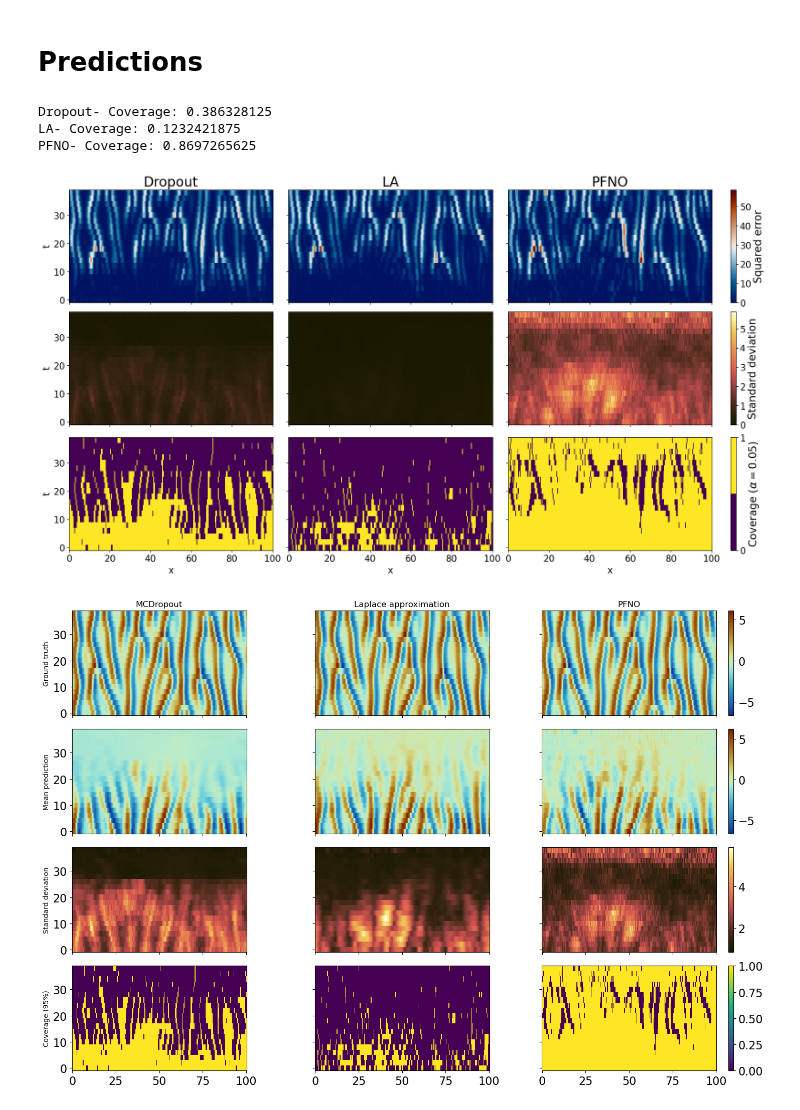
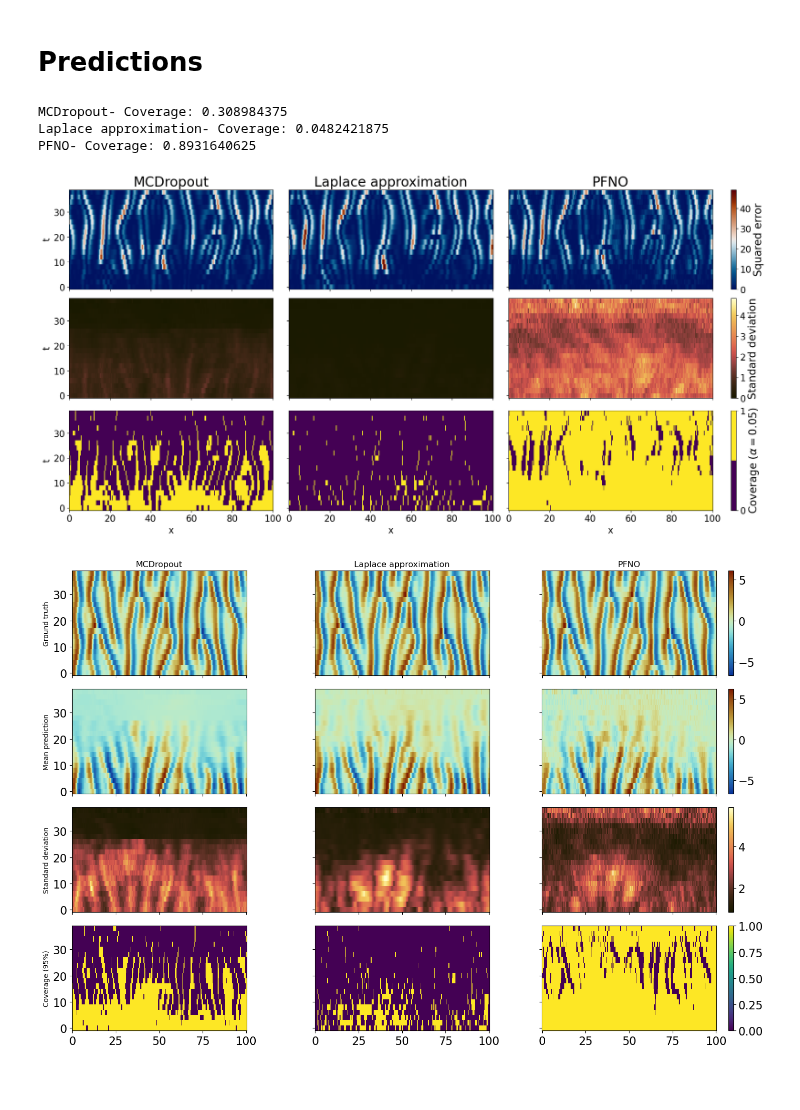
Before and after one commit to cbuelt/pfno, a Jupyter notebook: evaluation/plots/ks.ipynb, the cells around one changed output. Cells and saved outputs as stored; diff of their text form; code cells hidden in the pictures; blank space fills up the shorter version.

```diff
--- a/evaluation/plots/ks.ipynb
+++ b/evaluation/plots/ks.ipynb
@@ -95,7 +96,7 @@ pred_pfno = torch.cat(pred_pfno, dim = 0).cpu().numpy()
 pred_dropout = torch.cat(pred_dropout, dim = 0).cpu().numpy()
 pred_la = torch.cat(pred_la, dim = 0).cpu().numpy()
 # %%
-idx = 0
+idx = 2
 
 a,u = test_data.__getitem__(samples[idx])
 a = a.unsqueeze(0).numpy()
@@ -127,7 +128,7 @@ def plot_statistics(truth, preds, names, grid, save_path = None, alpha = 0.05):
     std_norm = Normalize(vmin = 0, vmax = pred_array.std(axis = -1).max())
 
 
-    fig, axs = plt.subplots(3,n_models, figsize = (18,10), #subplot_kw=dict(box_aspect=0.6),
+    fig, axs = plt.subplots(3,n_models, figsize = (18,9), #subplot_kw=dict(box_aspect=0.6),
                          sharex=True, sharey=True, layout = "constrained")
     for m, pred in enumerate(preds):
         truth = truth.squeeze()
@@ -136,9 +137,9 @@ def plot_statistics(truth, preds, names, grid, save_path = None, alpha = 0.05):
         q_lower = np.quantile(pred,alpha/2, axis = -1)
         q_upper = np.quantile(pred,1-alpha/2, axis = -1)
         coverage = (truth>q_lower) & (truth<q_upper)
-        im1 = axs[0,m].pcolormesh(x,y,np.power(truth - pred.mean(axis = -1),2), shading = "nearest", cmap = "cmc.vik", norm = mse_norm)
-        im2 = axs[1,m].pcolormesh(x,y,pred.std(axis = -1), shading = "nearest", cmap = "cmc.lajolla", norm = std_norm)
-        im3 = axs[2,m].pcolormesh(x,y,coverage, shading = "nearest", cmap = cmap_coverage)
+        im1 = axs[0,m].pcolormesh(x,y,np.power(truth - pred.mean(axis = -1),2), shading = "nearest", cmap = "cmc.vik", norm = mse_norm, rasterized = True)
+        im2 = axs[1,m].pcolormesh(x,y,pred.std(axis = -1), shading = "nearest", cmap = "cmc.lajolla", norm = std_norm, rasterized = True)
+        im3 = axs[2,m].pcolormesh(x,y,coverage, shading = "nearest", cmap = cmap_coverage, rasterized = True)
         axs[0,m].set_title(names[m], fontsize = 24)
         print(f"{names[m]}- Coverage: {coverage.mean()}")
     cb1 = fig.colorbar(im1, ax = axs[0,m])
@@ -164,12 +165,12 @@ def plot_statistics(truth, preds, names, grid, save_path = None, alpha = 0.05):
 
     plt.show()
 # %%
-plot_statistics(u, preds, names, (x,y), save_path = "plots/ks_statistics.png")
+plot_statistics(u, preds, names, (x,y), save_path = "plots/ks_statistics.pdf")
 # %% [output]
-Dropout- Coverage: 0.386328125
-LA- Coverage: 0.1232421875
-PFNO- Coverage: 0.8697265625
+MCDropout- Coverage: 0.308984375
+Laplace approximation- Coverage: 0.0482421875
+PFNO- Coverage: 0.8931640625
-[figure, old version]
+[figure, new version]
 # %%
 def plot_predictions(truth, preds, names, grid, save_path = None, alpha = 0.05):
     n_models = len(preds)
```
Also changed, not shown: parts of 1 cell of this notebook, 4 other files.
